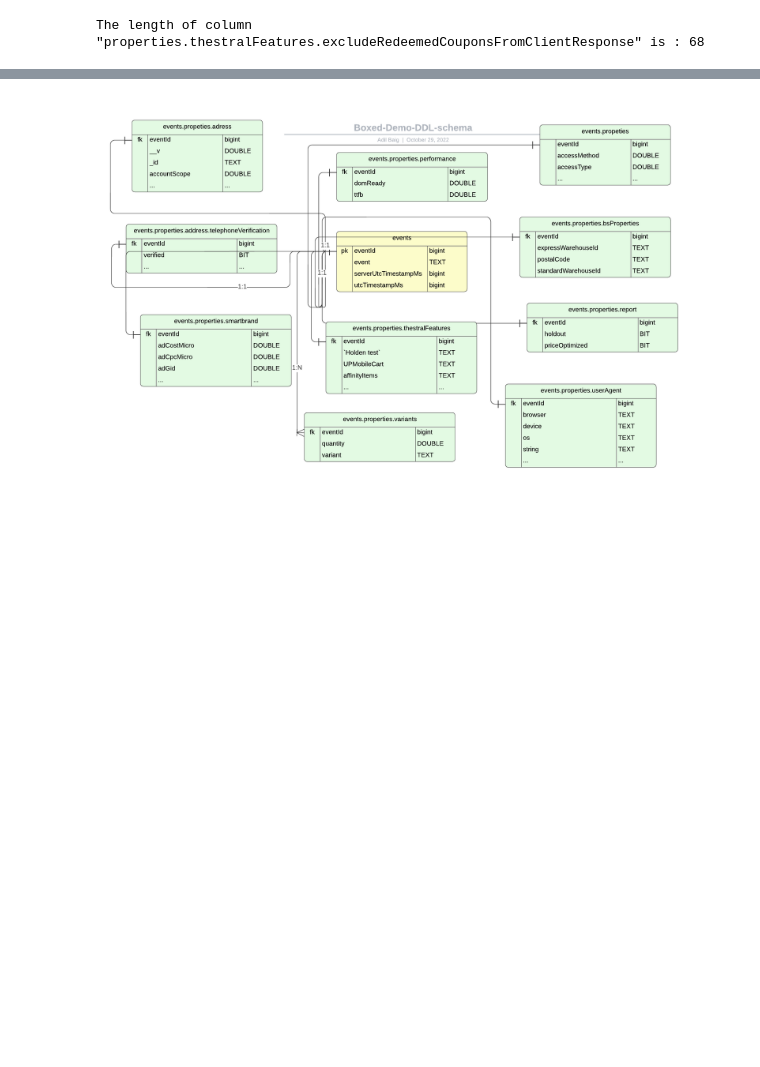
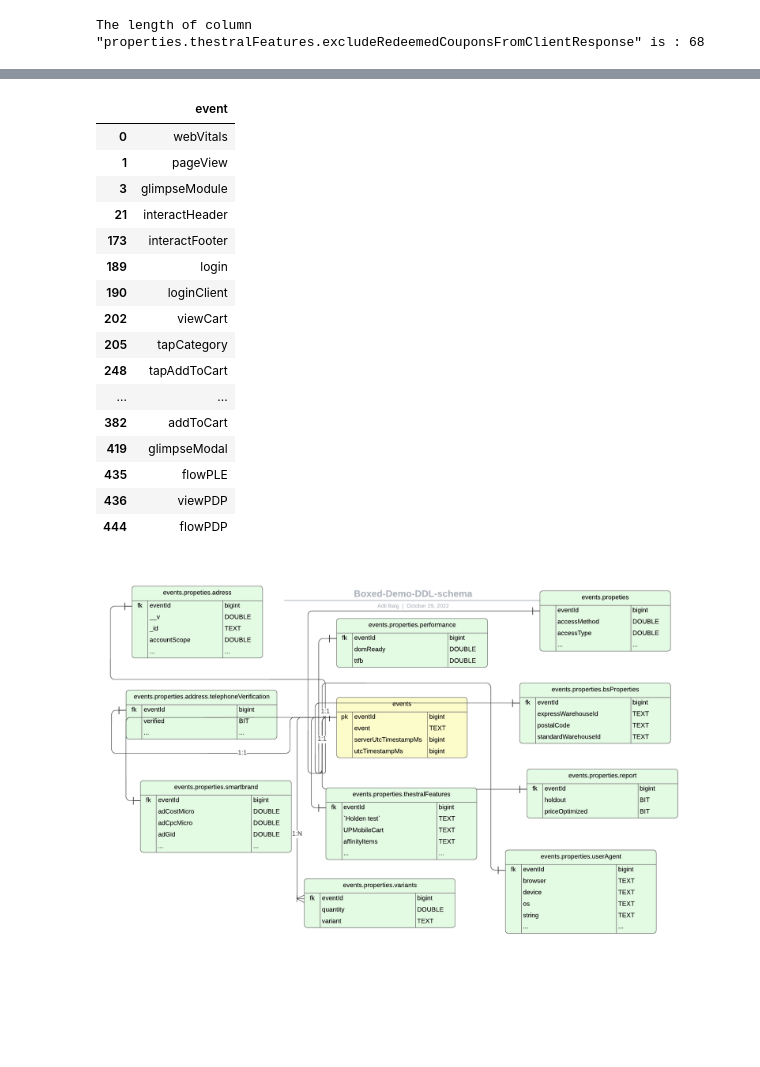
Before and after one commit to maiden7705/boxed-assignment-demo-1, a Jupyter notebook: Requirement/understanding_json_structure.ipynb, the cells around one changed output, grey strips where cells are left out. Cells and saved outputs as stored; diff of their text form; code cells hidden in the pictures; blank space fills up the shorter version.

```diff
--- a/Requirement/understanding_json_structure.ipynb
+++ b/Requirement/understanding_json_structure.ipynb
@@ -128,3 +132,24 @@ For the challenges explained and demonstrated above, even though modern **column
+# %%
+event_df = events_denormalized_df[['event']].copy().drop_duplicates()
+event_df
+# %% [output]
+|  | event |
+| 0 | webVitals |
+| 1 | pageView |
+| 3 | glimpseModule |
+| 21 | interactHeader |
+| 173 | interactFooter |
+| 189 | login |
+| 190 | loginClient |
+| 202 | viewCart |
+| 205 | tapCategory |
+| 248 | tapAddToCart |
+| ... | ... |
+| 382 | addToCart |
+| 419 | glimpseModal |
+| 435 | flowPLE |
+| 436 | viewPDP |
+| 444 | flowPDP |
 # %%
 # Image(filename=graph_img_filePath + '.png')
 module_path
```
Also changed, not shown: parts of 2 cells of this notebook.
